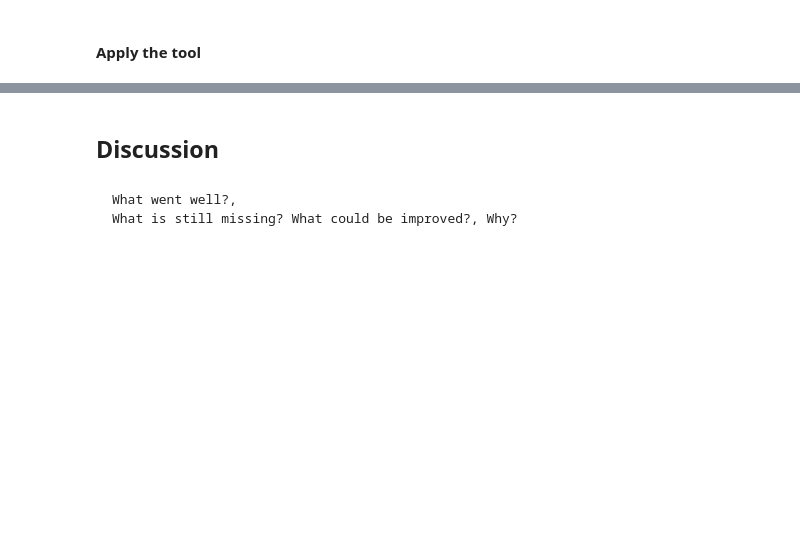
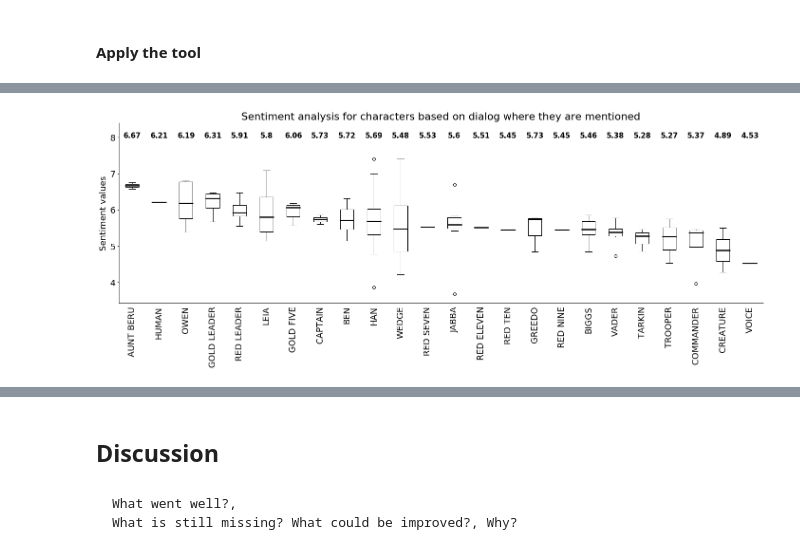
Before and after one commit to JacobPjetursson/Social_Graphs_Wookiepedia, a Jupyter notebook: ExplainersNoteBook.ipynb, the cells around one changed output, grey strips where cells are left out. Drawn from its saved outputs; the diff is of its cells as text; code cells hidden in the pictures; blank space fills up the shorter version.

```diff
--- a/ExplainersNoteBook.ipynb
+++ b/ExplainersNoteBook.ipynb
@@ -633,0 +667,90 @@ drawSentimentForCharacters(["LUKE", "HAN", "LEIA"], character_dictIV)
+# %%
+def getLinesContainingTerm(character_dict, term):
+    lines = []
+    for char in character_dict.keys():
+        character = character_dict[char]
+        for line in character:
+            if term in line[2].lower():
+                lines.append(line[2].lower())
+    return lines
+
+def getTermSentiment(character_dict, term):
+    lines = getLinesContainingTerm(character_dict, term)
+    sentiment = []
+    if not lines:
+        return 0, 0
+    for line in lines:
+        tokens = tokenize(line)
+        senti = get_sentiment(tokens)
+        if senti:
+            sentiment.append(senti)
+    return sentiment, np.mean(sentiment), np.std(sentiment)
+
+def getNameSentiments(character_dict):
+    sentiment_names = []
+    for name in character_dict.keys():
+        if name == "BERU":
+            continue
+        tupl = (name, getTermSentiment(character_dict, name.lower()))
+        if tupl[1][1] > 0:
+            sentiment_names.append(tupl)
+    sorted_sentiment_names = sorted (sentiment_names, key=lambda x: x[1][1], reverse=True)
+    return sorted_sentiment_names
+
+# Here we see what is said about the different persons, not what the persons themselves are saying.
+def drawNameSentiments(character_dict, name):
+    fig, ax1 = plt.subplots(figsize=(20, 8))
+    ax1.set_axisbelow(True)
+    ax1.set_title("Sentiment analysis for characters based on dialog where they are mentioned")
+    ax1.set_ylabel("Sentiment values")
+
+    top = 0
+    bottom = 100
+    data = []
+    names = []
+
+    dat = getNameSentiments(character_dict)
+    for i in dat:
+        data.append(i[1][0])
+        names.append(i[0])
+        if top < max(data[-1]):
+            top = max(data[-1])
+        if bottom > min(data[-1]):
+            bottom = min(data[-1])
+
+    bp = ax1.boxplot(data)
+    plt.setp(bp['medians'], color="black")
+    plt.setp(bp['medians'], linewidth=2.5)
+
+    ax1.set_xticklabels(names, rotation=90)
+
+    top = top + 1
+    bottom = bottom - 0.25
+    ax1.set_ylim(bottom, top)
+
+    medians = [np.median(a) for a in data]
+    pos = np.arange(len(names)) + 1
+    upperLabels = [str(np.round(s, 2)) for s in medians]
+    weights = ['bold', 'semibold']
+    for tick, label in zip(range(len(names)), ax1.get_xticklabels()):
+        k = tick % 2
+        ax1.text(pos[tick], top - (top*0.05), upperLabels[tick],
+                 horizontalalignment='center', size='small', weight="bold",
+                 color="black")
+
+    i = 0
+    for spine in plt.gca().spines.values():
+        if i % 2 == 1:
+            spine.set_visible(False)
+        i += 1
+    plt.tick_params(top=False, bottom=False, left=True, right=False, labelleft=True, labelbottom=True)
+
+    plt.rcParams.update({'figure.autolayout': True})
+    plt.savefig("docs/img/"+name+".png", transparent=True)
+
+    plt.show()
+drawNameSentiments(character_dictIV, "sentiment_names_iv")
+drawNameSentiments(character_dictV, "sentiment_names_v")
+drawNameSentiments(character_dictVI, "sentiment_names_vi")
+# %% [output]
+[figure, added]
```
Also changed, not shown: parts of 20 cells of this notebook, 16 other files.
